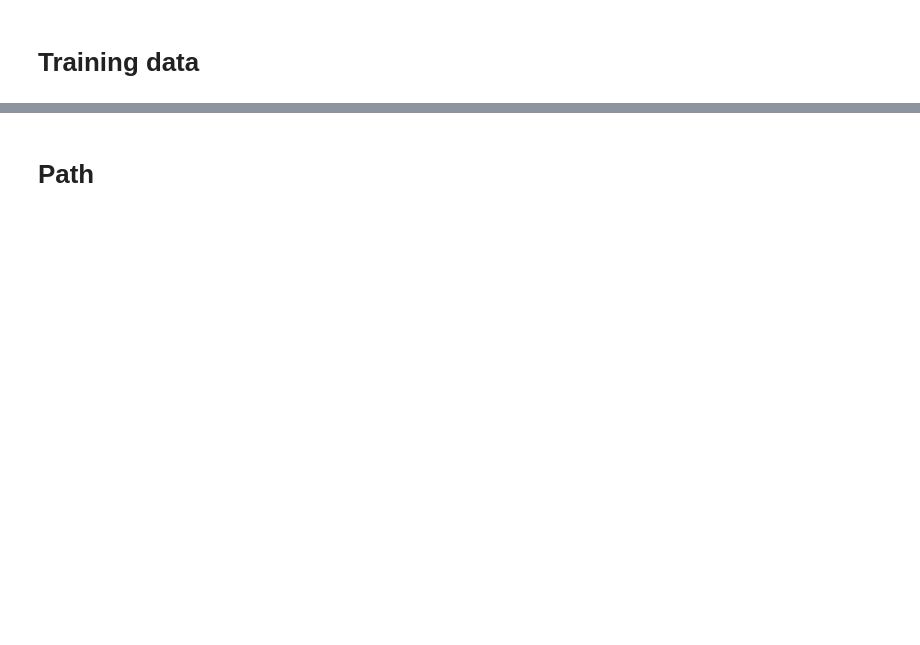
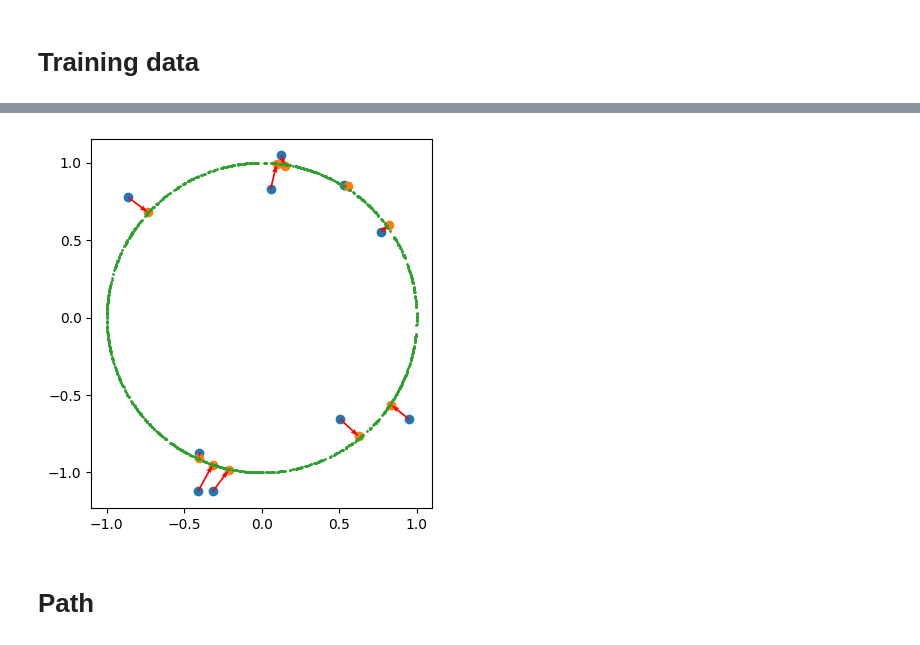
Before and after one commit to rcpaffenroth/iterativennsimple, a Jupyter notebook: notebooks/3-rcp-iterated-2D-problems.ipynb, the cells around one changed output, grey strips where cells are left out. Saved outputs shown, nothing was run; the diff lists cells and outputs as text; code cells hidden in the pictures; blank space fills up the shorter version.

```diff
--- a/notebooks/3-rcp-iterated-2D-problems.ipynb
+++ b/notebooks/3-rcp-iterated-2D-problems.ipynb
@@ -124,3 +108,13 @@ plt.show()
+# %%
+plot_iterations = iterations
+mapped_tensor = z_start_tensor
+for i in range(plot_iterations):
+    mapped_tensor = map(mapped_tensor)
+mapped_tensor = mapped_tensor.detach()
+
+my_plot(z_start_tensor, mapped_tensor, z_target_tensor)
+# %% [output]
+[figure, added]
 # %% [markdown]
 # Path
 # %%
```
Also changed, not shown: parts of 12 cells of this notebook, 5 other files.
